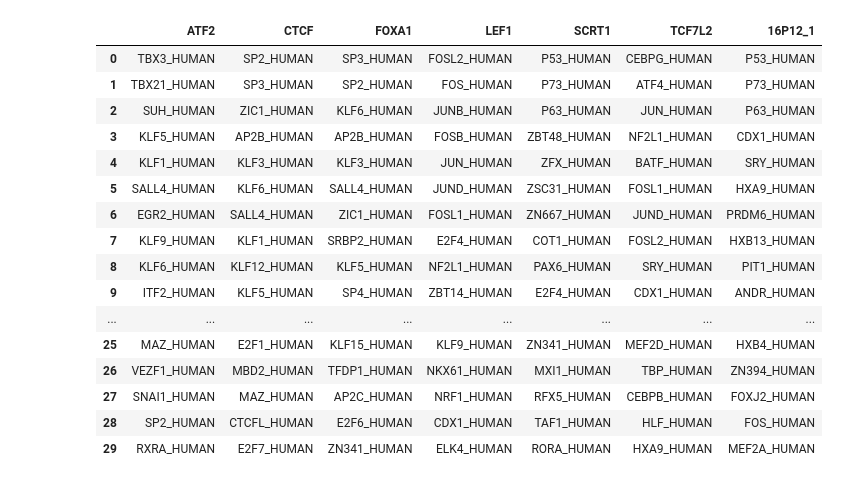
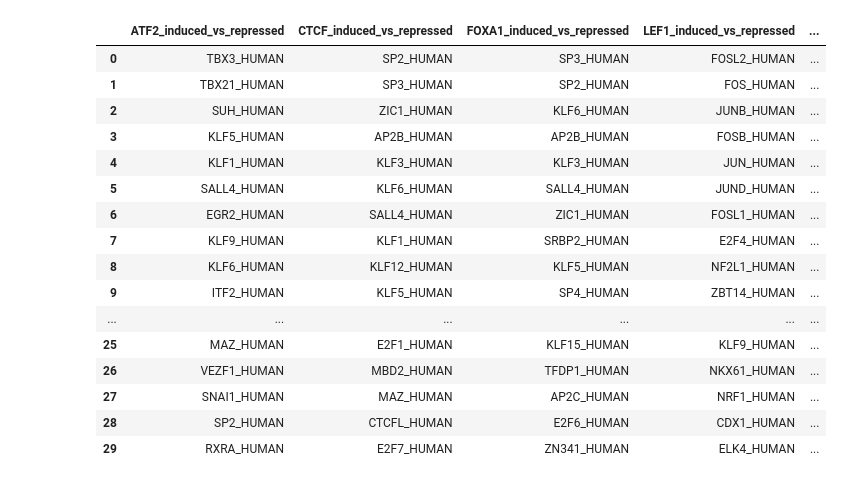
Before and after one commit to deeprob/starrseq_results, a Jupyter notebook: 3_motif_enrichment_fragment_category/notebooks/2_mea_results.ipynb, the cells around one changed output. Cells and saved outputs as stored; diff of their text form; code cells hidden in the pictures.

```diff
--- a/3_motif_enrichment_fragment_category/notebooks/2_mea_results.ipynb
+++ b/3_motif_enrichment_fragment_category/notebooks/2_mea_results.ipynb
@@ -4,7 +4,7 @@ import pandas as pd
 # %%
 results_dir = "../data/"
 libs = ["CC", "ATF2", "CTCF", "FOXA1", "LEF1", "SCRT1", "TCF7L2", "16P12_1"]
-c_types = ["peaks_vs_notpeaks", "responsive_vs_nonresponsive", "induced_vs_repressed"]
+c_types = ["peaks_vs_notpeaks", "responsive_vs_nonresponsive", "induced_vs_repressed", "repressed_vs_induced"]
 methods = ["homer", "meme"]
 # %%
 def get_homer_results(resdir, lib, ct):
@@ -21,31 +21,31 @@ def get_meme_results(resdir, lib, ct):
     df = df.loc[df["adj_p-value"]<0.01]
     return df
 
-def get_top_motifs(resdir, libs, ct, method, N=30):
+def get_top_motifs(resdir, libs, cts, method, N=30):
     method_func_dict = {"homer": get_homer_results, "meme": get_meme_results}
     method_colname_dict = {"homer": "Motif Name", "meme": "motif_ID"}
-    dfs = [method_func_dict[method](resdir, lib, ct).iloc[:N] for lib in libs]
+    dfs = [method_func_dict[method](resdir, lib, ct).iloc[:N] for lib in libs for ct in cts]
     dfs = [df[method_colname_dict[method]] for df in dfs]
     df = pd.concat(dfs, axis=1)
-    df.columns = libs
+    df.columns = [f"{l}_{ct}" for l in libs for ct in cts]
     return df
 # %%
-get_top_motifs(results_dir, libs[1:], c_types[2], "meme", N=30)
+get_top_motifs(results_dir, libs[1:], [c_types[2]], "meme", N=30)
 # %% [output]
-|  | ATF2 | CTCF | FOXA1 | LEF1 | SCRT1 | TCF7L2 | 16P12_1 |
-| 0 | TBX3_HUMAN | SP2_HUMAN | SP3_HUMAN | FOSL2_HUMAN | P53_HUMAN | CEBPG_HUMAN | P53_HUMAN |
-| 1 | TBX21_HUMAN | SP3_HUMAN | SP2_HUMAN | FOS_HUMAN | P73_HUMAN | ATF4_HUMAN | P73_HUMAN |
-| 2 | SUH_HUMAN | ZIC1_HUMAN | KLF6_HUMAN | JUNB_HUMAN | P63_HUMAN | JUN_HUMAN | P63_HUMAN |
-| 3 | KLF5_HUMAN | AP2B_HUMAN | AP2B_HUMAN | FOSB_HUMAN | ZBT48_HUMAN | NF2L1_HUMAN | CDX1_HUMAN |
-| 4 | KLF1_HUMAN | KLF3_HUMAN | KLF3_HUMAN | JUN_HUMAN | ZFX_HUMAN | BATF_HUMAN | SRY_HUMAN |
-| 5 | SALL4_HUMAN | KLF6_HUMAN | SALL4_HUMAN | JUND_HUMAN | ZSC31_HUMAN | FOSL1_HUMAN | HXA9_HUMAN |
-| 6 | EGR2_HUMAN | SALL4_HUMAN | ZIC1_HUMAN | FOSL1_HUMAN | ZN667_HUMAN | JUND_HUMAN | PRDM6_HUMAN |
-| 7 | KLF9_HUMAN | KLF1_HUMAN | SRBP2_HUMAN | E2F4_HUMAN | COT1_HUMAN | FOSL2_HUMAN | HXB13_HUMAN |
-| 8 | KLF6_HUMAN | KLF12_HUMAN | KLF5_HUMAN | NF2L1_HUMAN | PAX6_HUMAN | SRY_HUMAN | PIT1_HUMAN |
-| 9 | ITF2_HUMAN | KLF5_HUMAN | SP4_HUMAN | ZBT14_HUMAN | E2F4_HUMAN | CDX1_HUMAN | ANDR_HUMAN |
-| ... | ... | ... | ... | ... | ... | ... | ... |
-| 25 | MAZ_HUMAN | E2F1_HUMAN | KLF15_HUMAN | KLF9_HUMAN | ZN341_HUMAN | MEF2D_HUMAN | HXB4_HUMAN |
-| 26 | VEZF1_HUMAN | MBD2_HUMAN | TFDP1_HUMAN | NKX61_HUMAN | MXI1_HUMAN | TBP_HUMAN | ZN394_HUMAN |
-| 27 | SNAI1_HUMAN | MAZ_HUMAN | AP2C_HUMAN | NRF1_HUMAN | RFX5_HUMAN | CEBPB_HUMAN | FOXJ2_HUMAN |
-| 28 | SP2_HUMAN | CTCFL_HUMAN | E2F6_HUMAN | CDX1_HUMAN | TAF1_HUMAN | HLF_HUMAN | FOS_HUMAN |
-| 29 | RXRA_HUMAN | E2F7_HUMAN | ZN341_HUMAN | ELK4_HUMAN | RORA_HUMAN | HXA9_HUMAN | MEF2A_HUMAN |
+|  | ATF2_induced_vs_repressed | CTCF_induced_vs_repressed | FOXA1_induced_vs_repressed | LEF1_induced_vs_repressed | ... |
+| 0 | TBX3_HUMAN | SP2_HUMAN | SP3_HUMAN | FOSL2_HUMAN | ... |
+| 1 | TBX21_HUMAN | SP3_HUMAN | SP2_HUMAN | FOS_HUMAN | ... |
+| 2 | SUH_HUMAN | ZIC1_HUMAN | KLF6_HUMAN | JUNB_HUMAN | ... |
+| 3 | KLF5_HUMAN | AP2B_HUMAN | AP2B_HUMAN | FOSB_HUMAN | ... |
+| 4 | KLF1_HUMAN | KLF3_HUMAN | KLF3_HUMAN | JUN_HUMAN | ... |
+| 5 | SALL4_HUMAN | KLF6_HUMAN | SALL4_HUMAN | JUND_HUMAN | ... |
+| 6 | EGR2_HUMAN | SALL4_HUMAN | ZIC1_HUMAN | FOSL1_HUMAN | ... |
+| 7 | KLF9_HUMAN | KLF1_HUMAN | SRBP2_HUMAN | E2F4_HUMAN | ... |
+| 8 | KLF6_HUMAN | KLF12_HUMAN | KLF5_HUMAN | NF2L1_HUMAN | ... |
+| 9 | ITF2_HUMAN | KLF5_HUMAN | SP4_HUMAN | ZBT14_HUMAN | ... |
+| ... | ... | ... | ... | ... | ... |
+| 25 | MAZ_HUMAN | E2F1_HUMAN | KLF15_HUMAN | KLF9_HUMAN | ... |
+| 26 | VEZF1_HUMAN | MBD2_HUMAN | TFDP1_HUMAN | NKX61_HUMAN | ... |
+| 27 | SNAI1_HUMAN | MAZ_HUMAN | AP2C_HUMAN | NRF1_HUMAN | ... |
+| 28 | SP2_HUMAN | CTCFL_HUMAN | E2F6_HUMAN | CDX1_HUMAN | ... |
+| 29 | RXRA_HUMAN | E2F7_HUMAN | ZN341_HUMAN | ELK4_HUMAN | ... |
```
Also changed, not shown: parts of 1 cell of this notebook, 4 other files.
